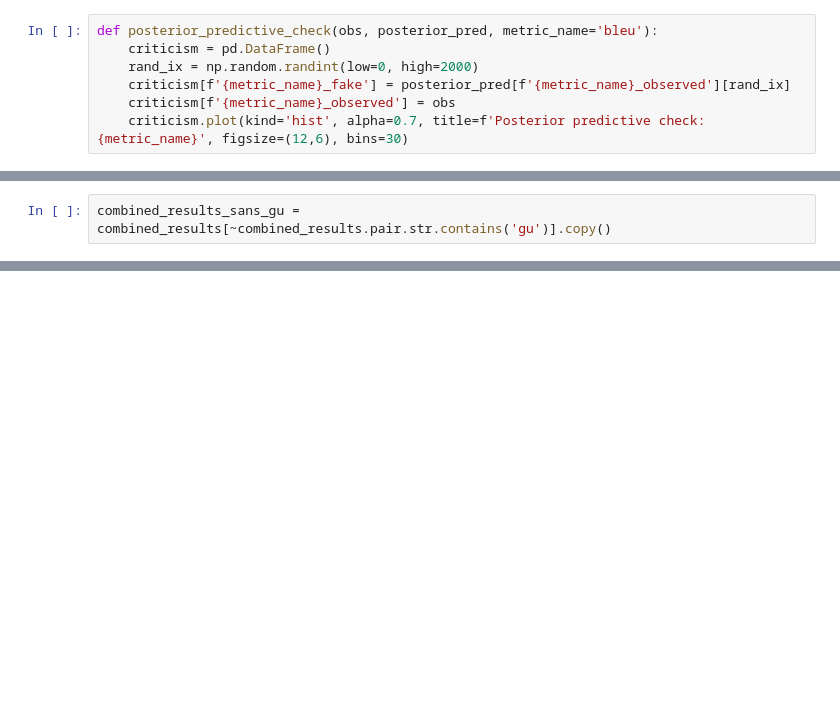
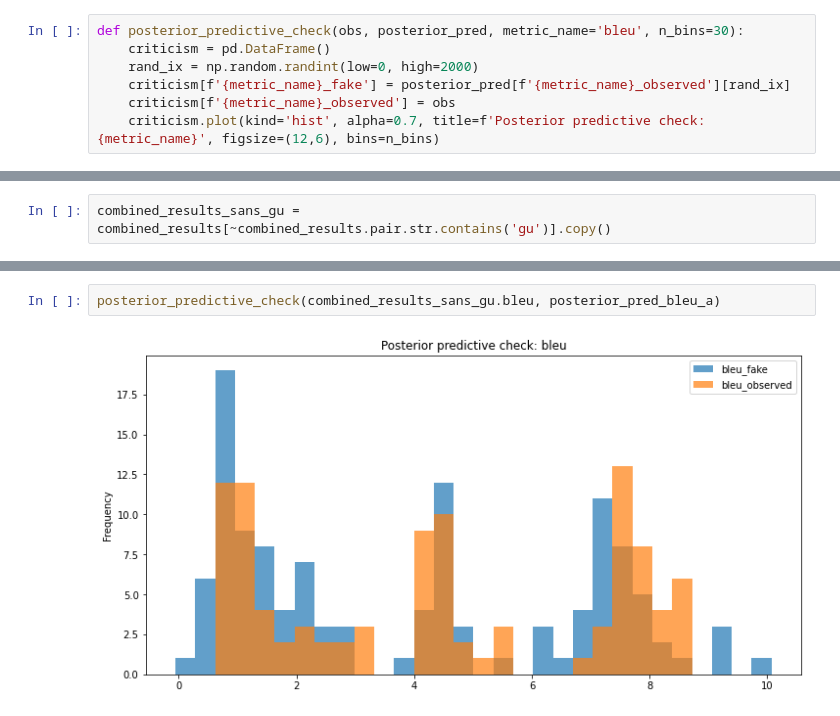
Before and after one commit to j0ma/flores, a Jupyter notebook: combined-results-analysis.ipynb, the cells around one changed output, grey strips where cells are left out. Drawn from its saved outputs; the diff is of its cells as text; blank space fills up the shorter version.

```diff
--- a/combined-results-analysis.ipynb
+++ b/combined-results-analysis.ipynb
@@ -147,12 +130,12 @@ sns.relplot(x="chrf3",
 <seaborn.axisgrid.FacetGrid at 0x...>
 [figure]
 # %%
-def posterior_predictive_check(obs, posterior_pred, metric_name='bleu'):
+def posterior_predictive_check(obs, posterior_pred, metric_name='bleu', n_bins=30):
     criticism = pd.DataFrame()
     rand_ix = np.random.randint(low=0, high=2000)
     criticism[f'{metric_name}_fake'] = posterior_pred[f'{metric_name}_observed'][rand_ix]
     criticism[f'{metric_name}_observed'] = obs
-    criticism.plot(kind='hist', alpha=0.7, title=f'Posterior predictive check: {metric_name}', figsize=(12,6), bins=30)
+    criticism.plot(kind='hist', alpha=0.7, title=f'Posterior predictive check: {metric_name}', figsize=(12,6), bins=n_bins)
 # %% [markdown]
 ### Comparison against `subword-nmt`
 # %%
@@ -288,2 +304,6 @@ Sampling 4 chains for 10_000 tune and 10_000 draw iterations (40_000 + 40_000 dr
 The number of effective samples is smaller than 25% for some parameters.
 [interactive output not drawn]
+# %%
+posterior_predictive_check(combined_results_sans_gu.bleu, posterior_pred_bleu_a)
+# %% [output]
+[figure, added]
```
Also changed, not shown: parts of 66 cells of this notebook.
